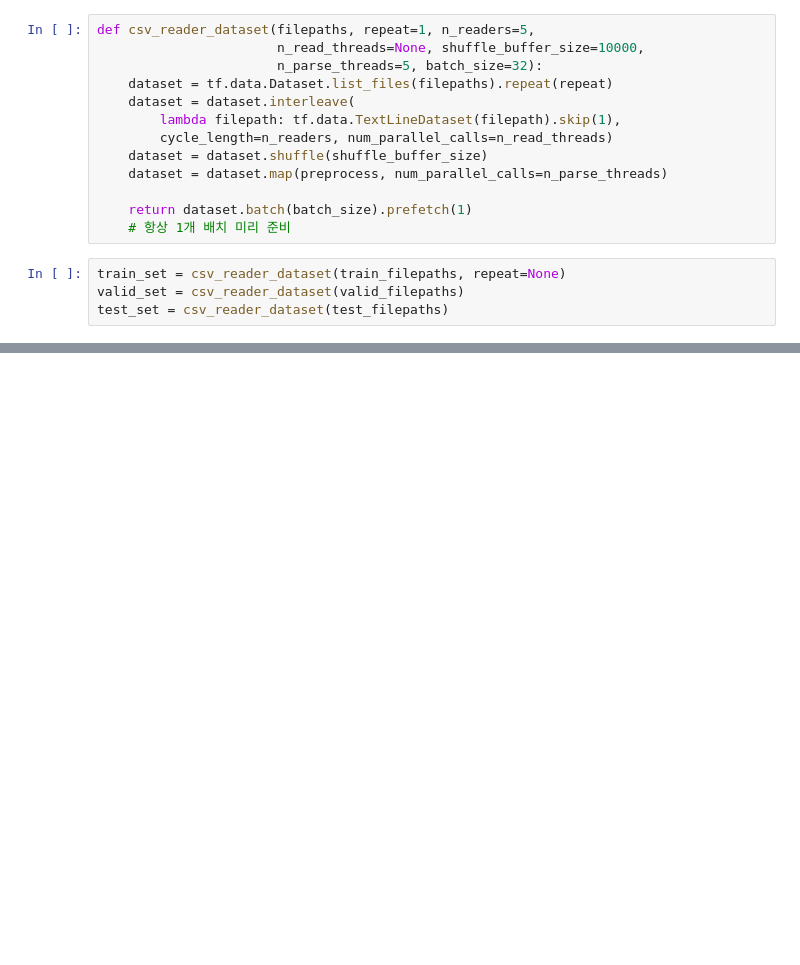
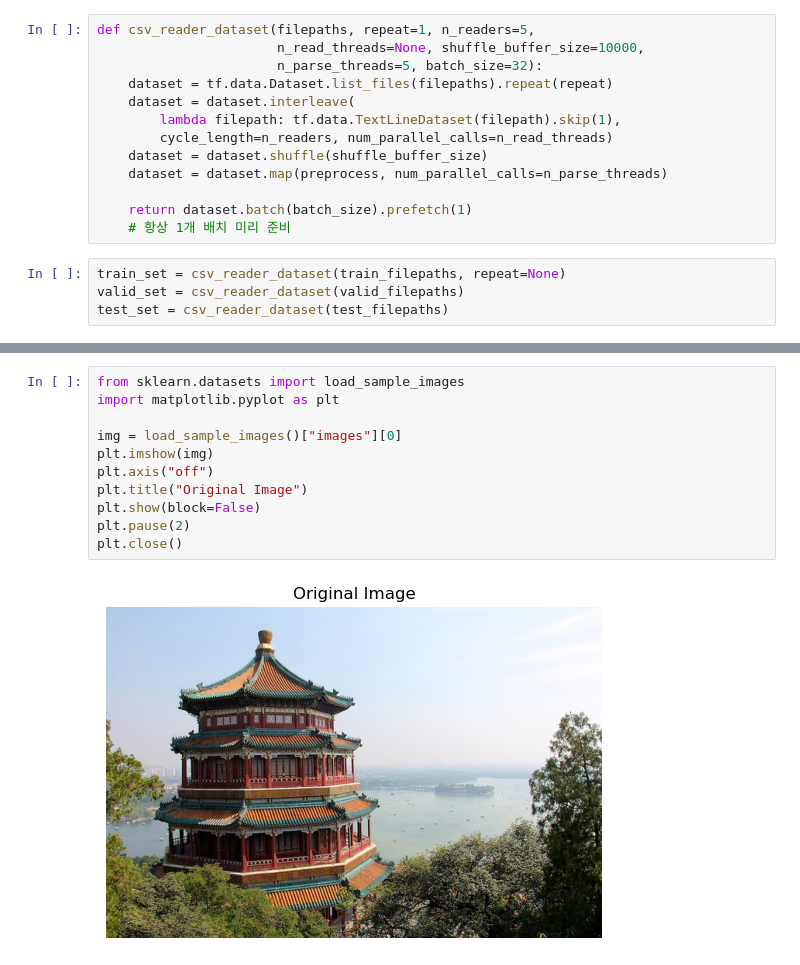
Before and after one commit to wonder1ng/handson_ml, a Jupyter notebook: practice_06.ipynb, the cells around one changed output, grey strips where cells are left out. Saved outputs shown, nothing was run; the diff lists cells and outputs as text; blank space fills up the shorter version.

```diff
--- a/practice_06.ipynb
+++ b/practice_06.ipynb
@@ -212,0 +351,13 @@ for m in dir(tf.data.Dataset):
+# %%
+from sklearn.datasets import load_sample_images
+import matplotlib.pyplot as plt
+
+img = load_sample_images()["images"][0]
+plt.imshow(img)
+plt.axis("off")
+plt.title("Original Image")
+plt.show(block=False)
+plt.pause(2)
+plt.close()
+# %% [output]
+[figure, added]
```
Also changed, not shown: parts of 52 cells of this notebook, 6 other files.
